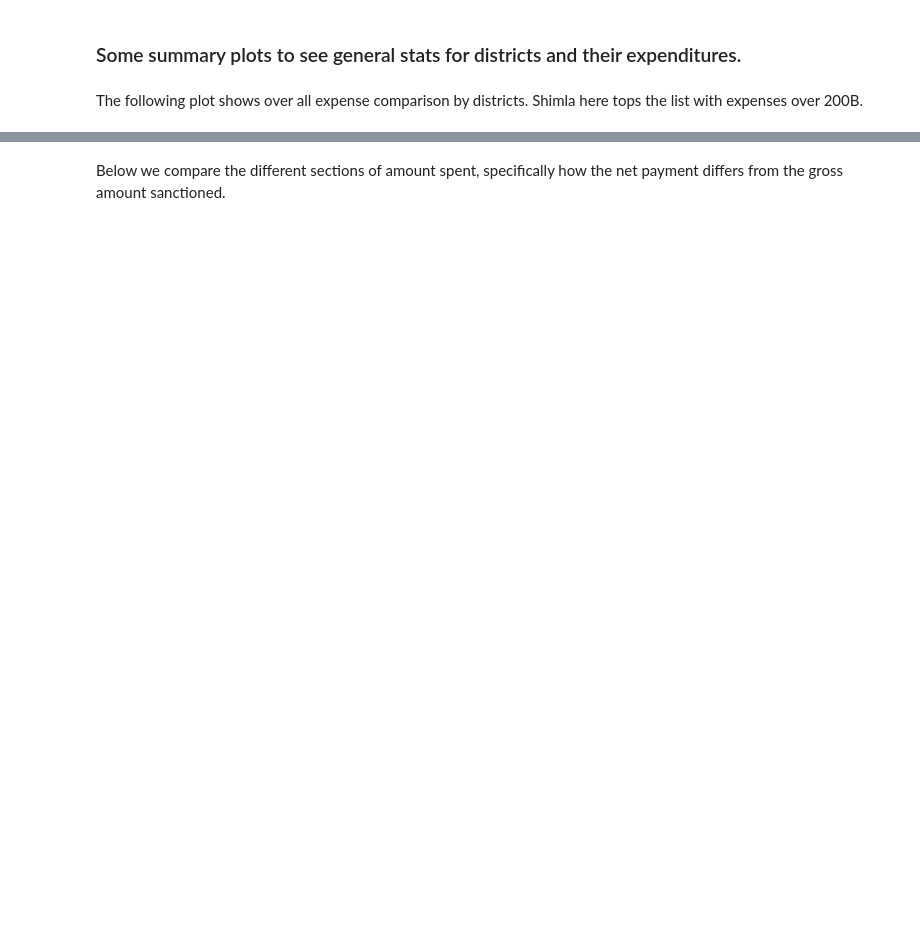
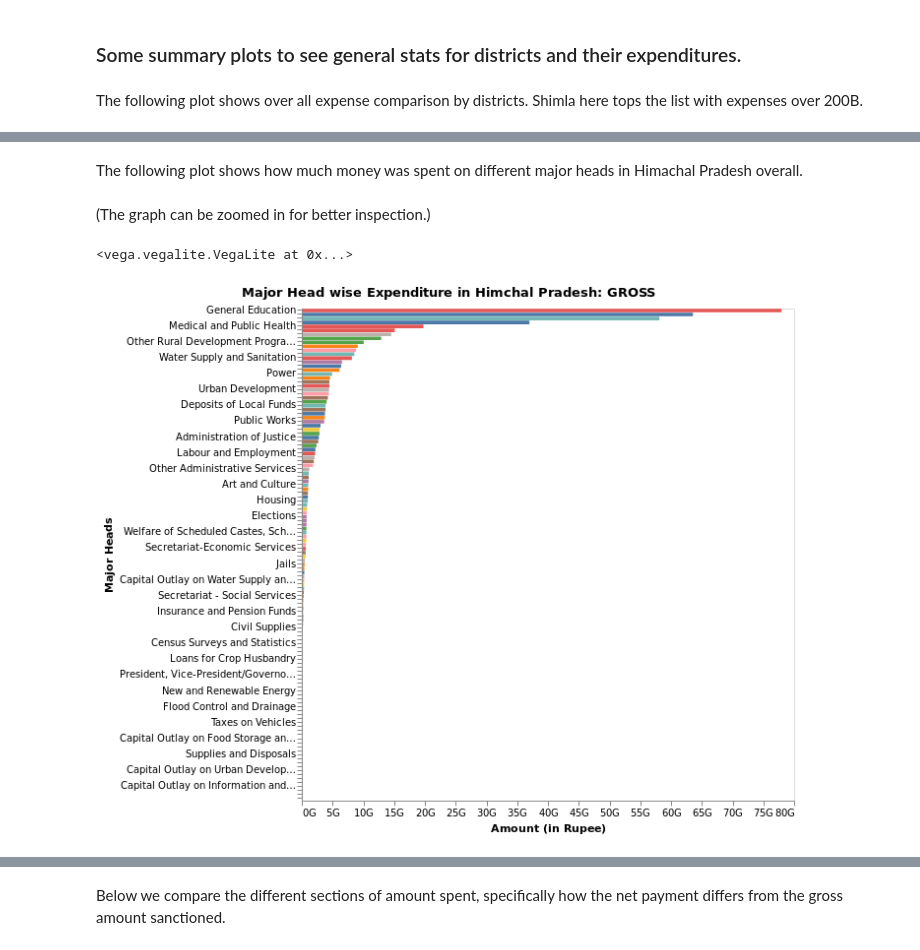
Before and after one commit to curioswati/hp-treasury-eda, a Jupyter notebook: reports/Summary Plots.ipynb, the cells around one changed output, grey strips where cells are left out. Drawn from its saved outputs; the diff is of its cells as text; code cells hidden in the pictures; blank space fills up the shorter version.

Commit message:
updates summary report with more plots and notes

```diff
--- a/reports/Summary Plots.ipynb
+++ b/reports/Summary Plots.ipynb
@@ -10,0 +12,9 @@ analysis_plot.plot_district_ranking_for_category('GROSS')
+# %% [markdown]
+The following plot shows how much money was spent on different major heads in Himachal Pradesh overall.
+# %% [markdown]
+(The graph can be zoomed in for better inspection.)
+# %%
+analysis_plot.plot_major_head_wise_expenditure('GROSS')
+# %% [output]
+<vega.vegalite.VegaLite at 0x...>
+[figure, added]
```
Also changed, not shown: parts of 6 cells of this notebook.
